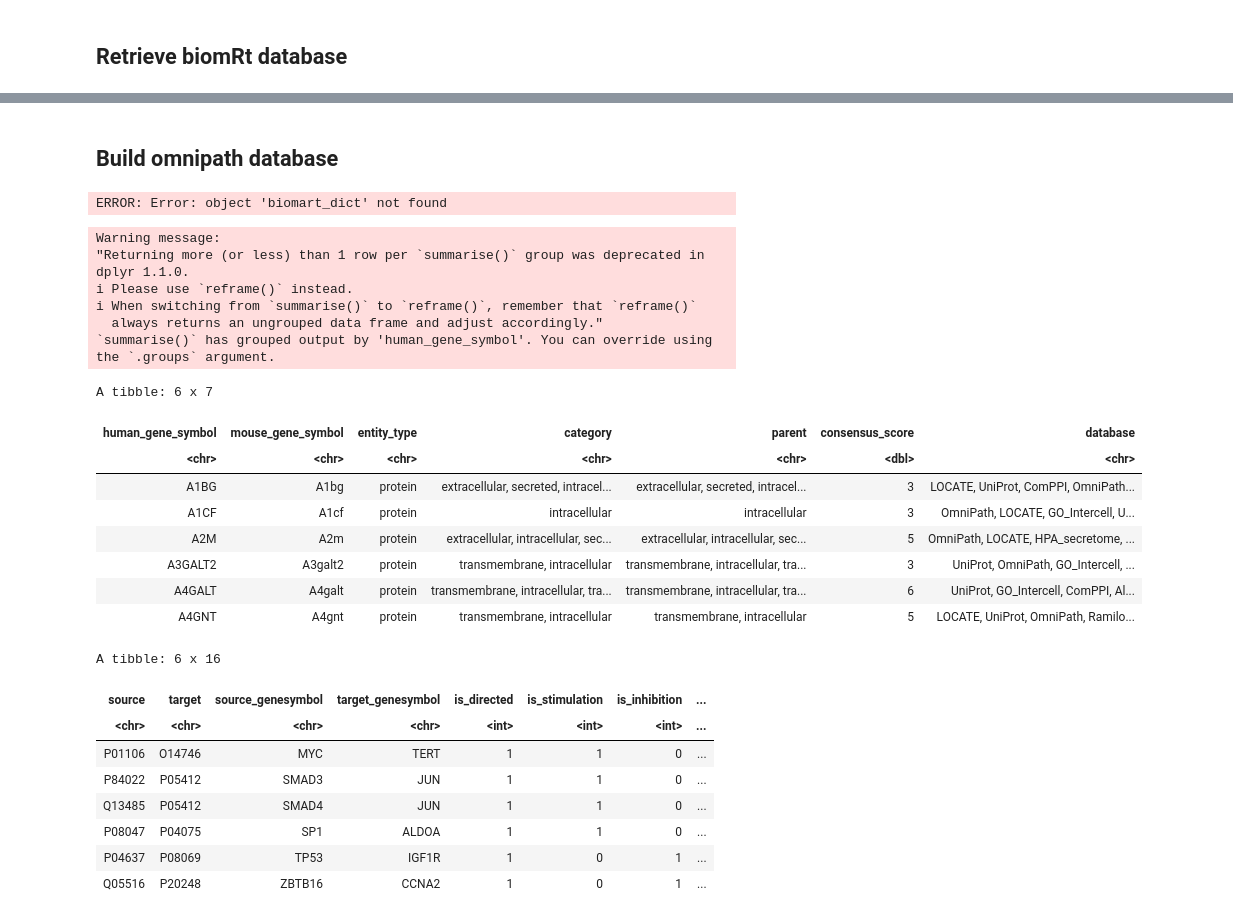
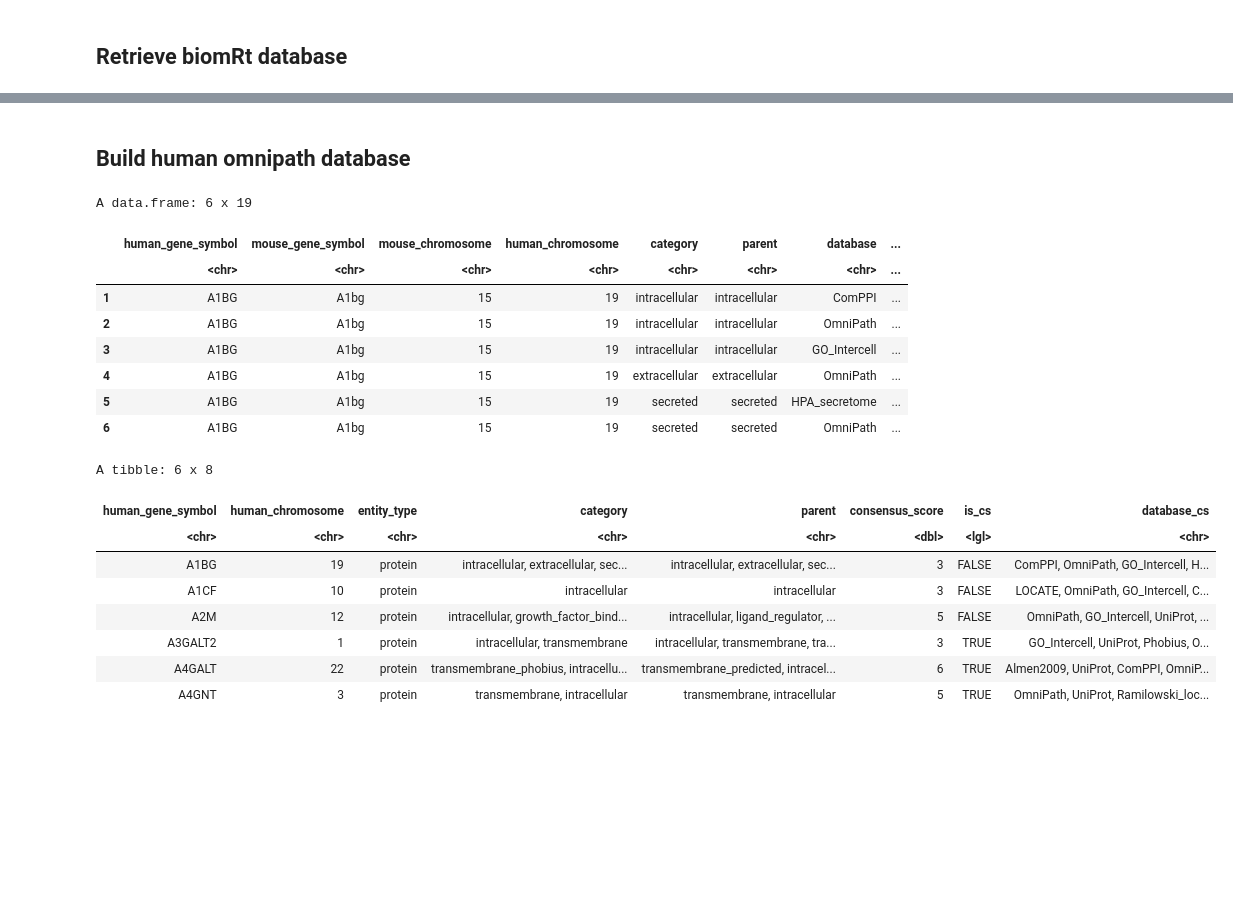
Before and after one commit to hungms/annotatepip, a Jupyter notebook: vignette/references.ipynb, the cells around one changed output, grey strips where cells are left out. Saved outputs shown, nothing was run; the diff lists cells and outputs as text; code cells hidden in the pictures; blank space fills up the shorter version.

```diff
--- a/vignette/references.ipynb
+++ b/vignette/references.ipynb
@@ -30,4 +44,4 @@ A data.frame: 6 x 4
 setwd("/Users/hungm/Documents/development/annotatepip/")
 write.table(biomart_dict, "inst/extdata/release-105.tsv", col.names = T, row.names = F, quote = F, sep = "\t")
 # %% [markdown]
-## Build omnipath database
+## Build human omnipath database
@@ -36,57 +48,47 @@ omnipathdb <- import_omnipath_intercell()
 # %%
+human.omnipath.db <- import_omnipath_intercell()
 ##
-omnipathdb <- omnipathdb %>%
+human.omnipath.db <- human.omnipath.db %>%
     mutate(
         human_gene_symbol =  genesymbol,
-        database = ifelse(str_detect(database, "UniProt"), "UniProt", database)) %>%
+        database_cs = ifelse(str_detect(database, "UniProt"), "UniProt", database)) %>%
     merge(biomart_dict, ., by = "human_gene_symbol", all = F) %>%
     dplyr::select(-c("genesymbol"))
-omnipathdb %>% head(.)
+human.omnipath.db %>% head(.)
 # %% [output]
-ERROR: Error: object 'biomart_dict' not found
+A data.frame: 6 x 19
+|  | human_gene_symbol | mouse_gene_symbol | mouse_chromosome | human_chromosome | category | parent | database | ... |
+|  | <chr> | <chr> | <chr> | <chr> | <chr> | <chr> | <chr> | ... |
+| 1 | A1BG | A1bg | 15 | 19 | intracellular | intracellular | ComPPI | ... |
+| 2 | A1BG | A1bg | 15 | 19 | intracellular | intracellular | OmniPath | ... |
+| 3 | A1BG | A1bg | 15 | 19 | intracellular | intracellular | GO_Intercell | ... |
+| 4 | A1BG | A1bg | 15 | 19 | extracellular | extracellular | OmniPath | ... |
+| 5 | A1BG | A1bg | 15 | 19 | secreted | secreted | HPA_secretome | ... |
+| 6 | A1BG | A1bg | 15 | 19 | secreted | secreted | OmniPath | ... |
 # %%
-omnipathdb <- omnipathdb %>%
-    dplyr::select(human_gene_symbol, mouse_gene_symbol, entity_type, category, parent, consensus_score, database) %>%
+human.omnipath.db <- human.omnipath.db %>%
+    dplyr::select(human_gene_symbol, human_chromosome, entity_type, category, parent, consensus_score, database_cs) %>%
     arrange(human_gene_symbol) %>%
     group_by(human_gene_symbol) %>%
     summarize(
-        mouse_gene_symbol = unique(mouse_gene_symbol),
+        human_chromosome = unique(human_chromosome),
         entity_type = unique(entity_type),
         category = paste0(unique(category), collapse = ", "),
         parent = paste0(unique(parent), collapse = ", "),
         consensus_score = max(consensus_score, na.rm = T),
-        database = paste0(unique(database), collapse = ", ")) %>%
+        is_cs = ifelse(str_detect(parent, "transmembrane|cell_surface|adhesion|junction"), T, F),
+        database_cs = paste0(unique(database_cs), collapse = ", "),
+        ) %>%
     ungroup()
 
-omnipathdb %>% head(.)
+human.omnipath.db %>% head(.)
 # %% [output]
-Warning message:
-"Returning more (or less) than 1 row per `summarise()` group was deprecated in
-dplyr 1.1.0.
-i Please use `reframe()` instead.
-i When switching from `summarise()` to `reframe()`, remember that `reframe()`
-  always returns an ungrouped data frame and adjust accordingly."
-`summarise()` has grouped output by 'human_gene_symbol'. You can override using
-the `.groups` argument.
+A tibble: 6 x 8
-A tibble: 6 x 7
-| human_gene_symbol | mouse_gene_symbol | entity_type | category | parent | consensus_score | database |
-| <chr> | <chr> | <chr> | <chr> | <chr> | <dbl> | <chr> |
-| A1BG | A1bg | protein | extracellular, secreted, intracel... | extracellular, secreted, intracel... | 3 | LOCATE, UniProt, ComPPI, OmniPath... |
-| A1CF | A1cf | protein | intracellular | intracellular | 3 | OmniPath, LOCATE, GO_Intercell, U... |
-| A2M | A2m | protein | extracellular, intracellular, sec... | extracellular, intracellular, sec... | 5 | OmniPath, LOCATE, HPA_secretome, ... |
-| A3GALT2 | A3galt2 | protein | transmembrane, intracellular | transmembrane, intracellular, tra... | 3 | UniProt, OmniPath, GO_Intercell, ... |
-| A4GALT | A4galt | protein | transmembrane, intracellular, tra... | transmembrane, intracellular, tra... | 6 | UniProt, GO_Intercell, ComPPI, Al... |
-| A4GNT | A4gnt | protein | transmembrane, intracellular | transmembrane, intracellular | 5 | LOCATE, UniProt, OmniPath, Ramilo... |
+| human_gene_symbol | human_chromosome | entity_type | category | parent | consensus_score | is_cs | database_cs |
+| <chr> | <chr> | <chr> | <chr> | <chr> | <dbl> | <lgl> | <chr> |
+| A1BG | 19 | protein | intracellular, extracellular, sec... | intracellular, extracellular, sec... | 3 | FALSE | ComPPI, OmniPath, GO_Intercell, H... |
+| A1CF | 10 | protein | intracellular | intracellular | 3 | FALSE | LOCATE, OmniPath, GO_Intercell, C... |
+| A2M | 12 | protein | intracellular, growth_factor_bind... | intracellular, ligand_regulator, ... | 5 | FALSE | OmniPath, GO_Intercell, UniProt, ... |
+| A3GALT2 | 1 | protein | intracellular, transmembrane | intracellular, transmembrane, tra... | 3 | TRUE | GO_Intercell, UniProt, Phobius, O... |
+| A4GALT | 22 | protein | transmembrane_phobius, intracellu... | transmembrane_predicted, intracel... | 6 | TRUE | Almen2009, UniProt, ComPPI, OmniP... |
+| A4GNT | 3 | protein | transmembrane, intracellular | transmembrane, intracellular | 5 | TRUE | OmniPath, UniProt, Ramilowski_loc... |
-# %%
-dorotheadb <- dorothea(organism = 9606)
-dorotheadb %>% head(.)
-# %% [output]
-A tibble: 6 x 16
-| source | target | source_genesymbol | target_genesymbol | is_directed | is_stimulation | is_inhibition | ... |
-| <chr> | <chr> | <chr> | <chr> | <int> | <int> | <int> | ... |
-| P01106 | O14746 | MYC | TERT | 1 | 1 | 0 | ... |
-| P84022 | P05412 | SMAD3 | JUN | 1 | 1 | 0 | ... |
-| Q13485 | P05412 | SMAD4 | JUN | 1 | 1 | 0 | ... |
-| P08047 | P04075 | SP1 | ALDOA | 1 | 1 | 0 | ... |
-| P04637 | P08069 | TP53 | IGF1R | 1 | 0 | 1 | ... |
-| Q05516 | P20248 | ZBTB16 | CCNA2 | 1 | 0 | 1 | ... |
```
Also changed, not shown: parts of 19 cells of this notebook, 8 other files.
